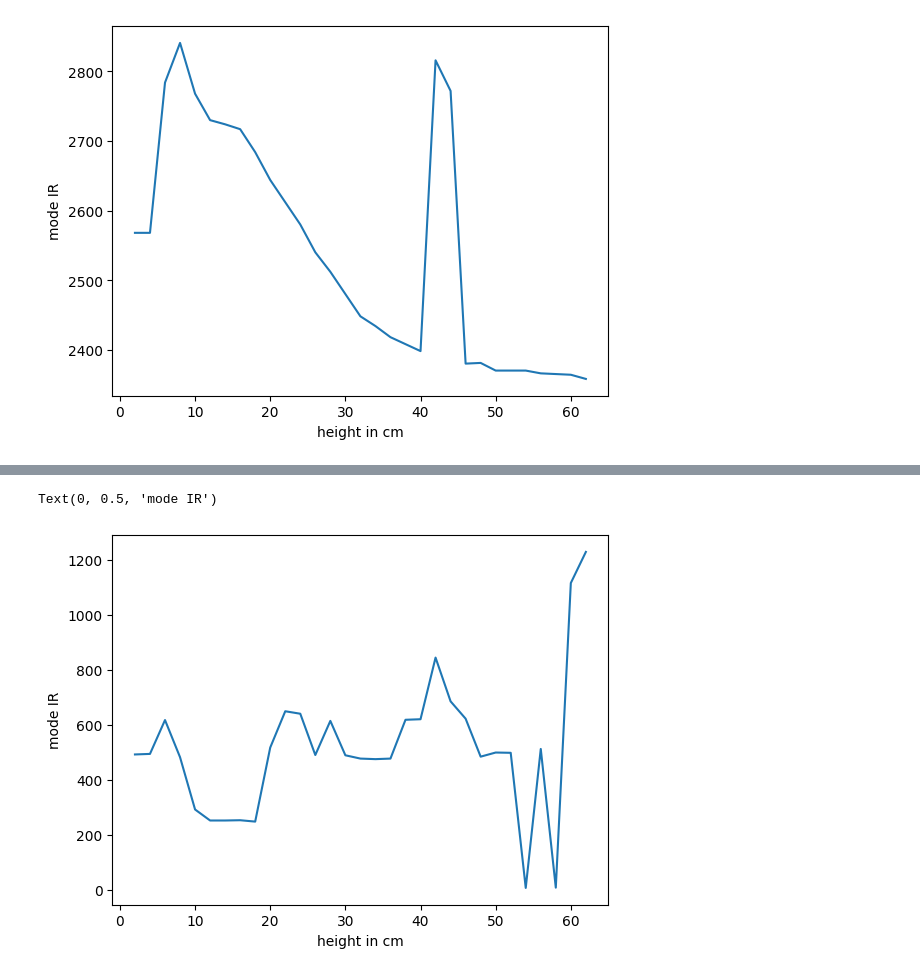
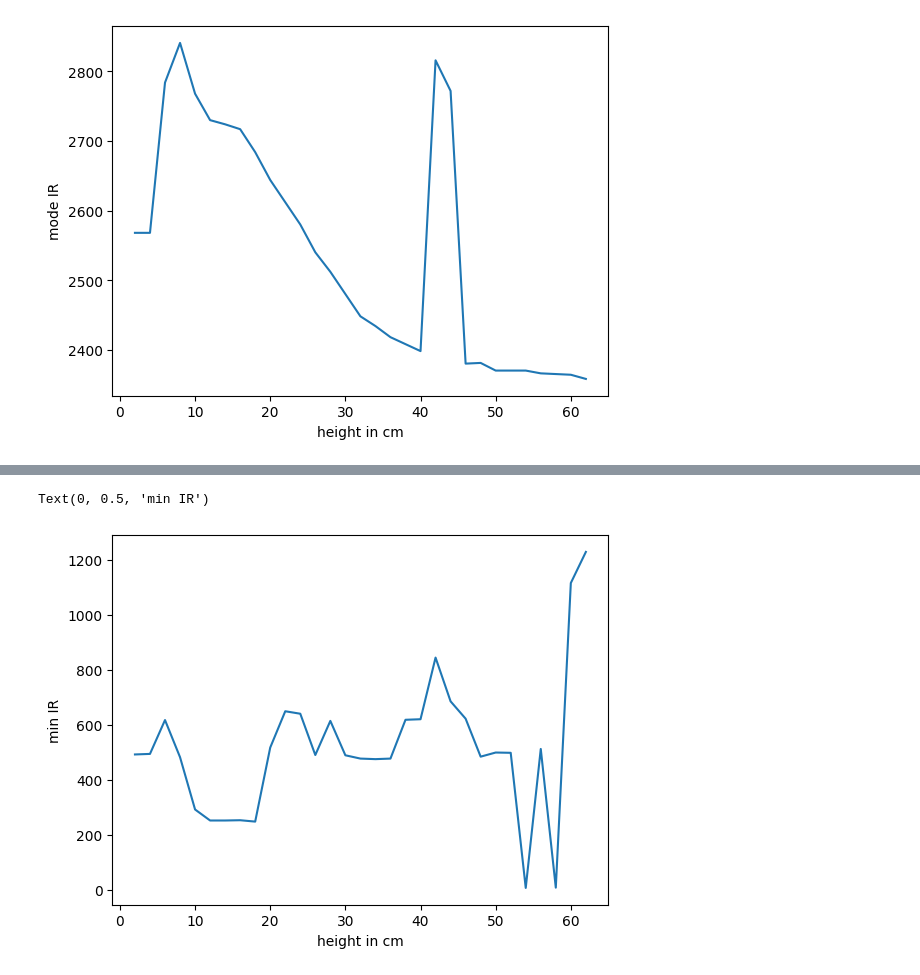
Before and after one commit to AnjanaWijesinghe/enel869, a Jupyter notebook: Project/Analysis/convert_it_txt_to_csv.ipynb, the cells around one changed output, grey strips where cells are left out. Drawn from its saved outputs; the diff is of its cells as text; code cells hidden in the pictures.

```diff
--- a/Project/Analysis/convert_it_txt_to_csv.ipynb
+++ b/Project/Analysis/convert_it_txt_to_csv.ipynb
@@ -174,8 +174,8 @@ Text(0, 0.5, 'mode IR')
 # %%
 # plot var
 plt.plot(analysis_average_arr[0], analysis_average_arr[-3])
 plt.xlabel('height in cm')
-plt.ylabel('mode IR')
+plt.ylabel('min IR')
 # %% [output]
-Text(0, 0.5, 'mode IR')
+Text(0, 0.5, 'min IR')
-[figure, old version]
+[figure, new version]
```
Also changed, not shown: parts of 2 cells of this notebook.
